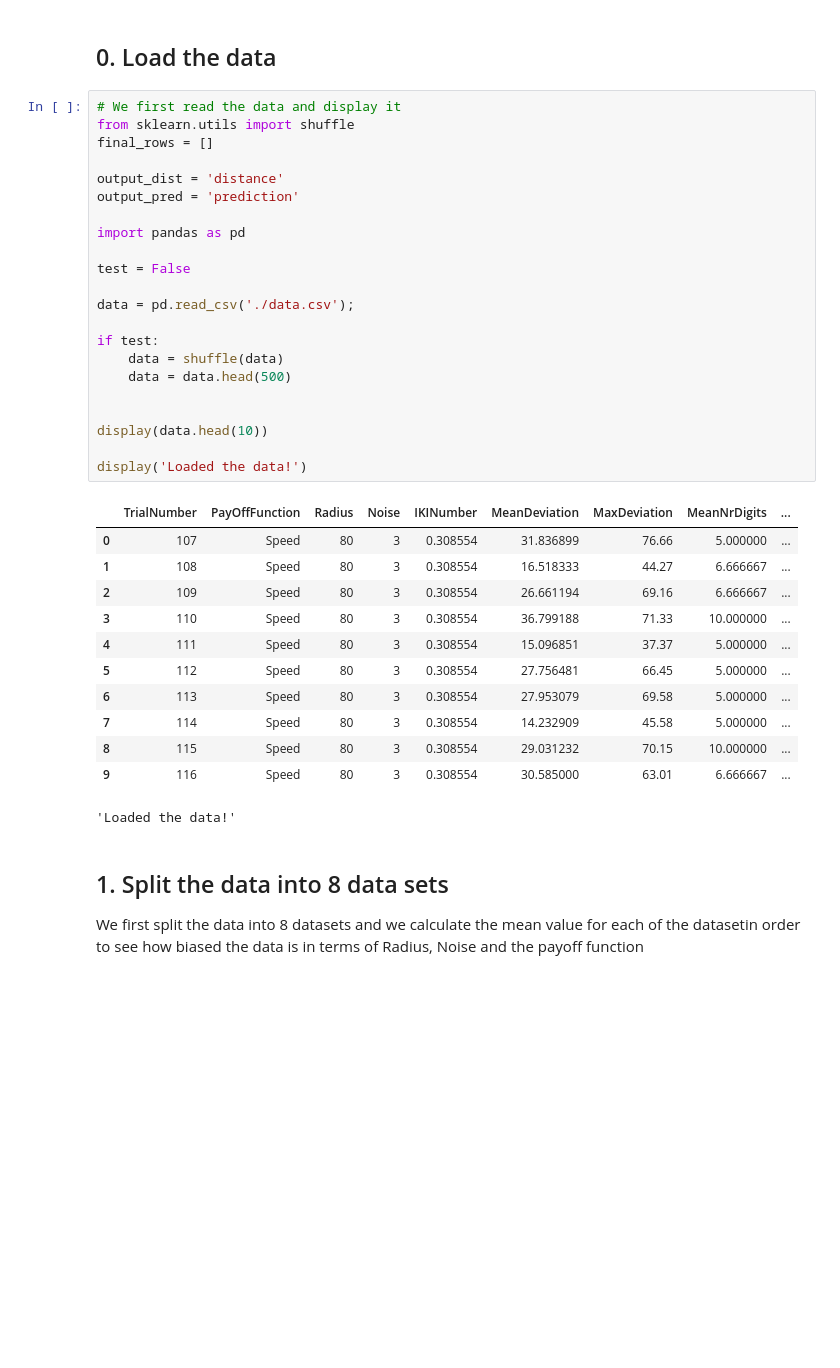
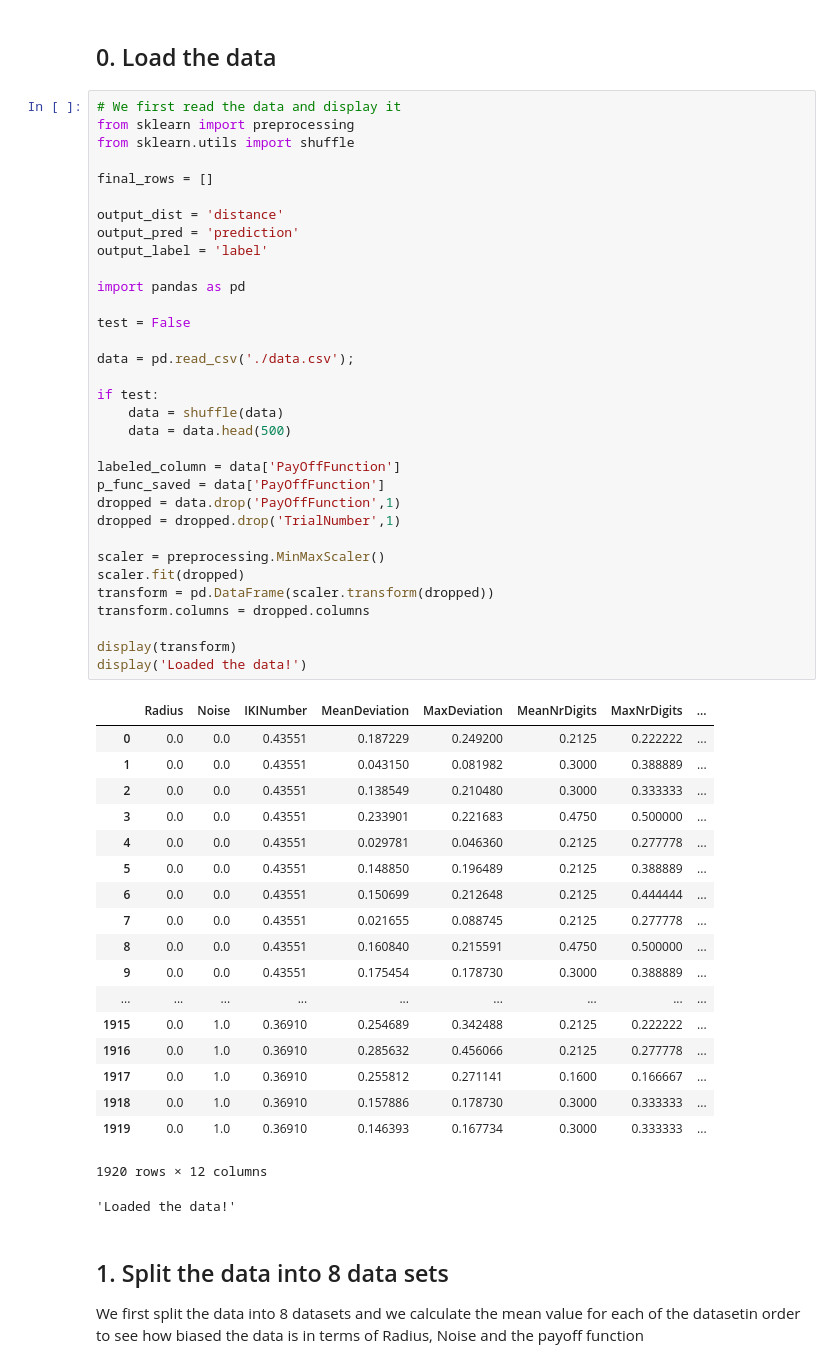
Before and after one commit to ch-hristov/mair-project7b, a Jupyter notebook: MAIR+-+Project+7B.ipynb, the cells around one changed output. Saved outputs shown, nothing was run; the diff lists cells and outputs as text; blank space fills up the shorter version.

Commit message:
Scale features

```diff
--- a/MAIR+-+Project+7B.ipynb
+++ b/MAIR+-+Project+7B.ipynb
@@ -17,39 +17,57 @@ The csv files we are merging into our dataset are provided below
 ## 0. Load the data
 # %%
 # We first read the data and display it
+from sklearn import preprocessing
 from sklearn.utils import shuffle
+
 final_rows = []
 
 output_dist = 'distance'
 output_pred = 'prediction'
+output_label = 'label'
 
 import pandas as pd
 
 test = False
 
 data = pd.read_csv('./data.csv');
 
 if test:
     data = shuffle(data)
     data = data.head(500)
 
+labeled_column = data['PayOffFunction']
+p_func_saved = data['PayOffFunction']
+dropped = data.drop('PayOffFunction',1)
+dropped = dropped.drop('TrialNumber',1)
 
-display(data.head(10))
+scaler = preprocessing.MinMaxScaler()
+scaler.fit(dropped)
+transform = pd.DataFrame(scaler.transform(dropped))
+transform.columns = dropped.columns
 
+display(transform)
 display('Loaded the data!')
 # %% [output]
-|  | TrialNumber | PayOffFunction | Radius | Noise | IKINumber | MeanDeviation | MaxDeviation | MeanNrDigits | ... |
-| 0 | 107 | Speed | 80 | 3 | 0.308554 | 31.836899 | 76.66 | 5.000000 | ... |
-| 1 | 108 | Speed | 80 | 3 | 0.308554 | 16.518333 | 44.27 | 6.666667 | ... |
-| 2 | 109 | Speed | 80 | 3 | 0.308554 | 26.661194 | 69.16 | 6.666667 | ... |
-| 3 | 110 | Speed | 80 | 3 | 0.308554 | 36.799188 | 71.33 | 10.000000 | ... |
-| 4 | 111 | Speed | 80 | 3 | 0.308554 | 15.096851 | 37.37 | 5.000000 | ... |
-| 5 | 112 | Speed | 80 | 3 | 0.308554 | 27.756481 | 66.45 | 5.000000 | ... |
-| 6 | 113 | Speed | 80 | 3 | 0.308554 | 27.953079 | 69.58 | 5.000000 | ... |
-| 7 | 114 | Speed | 80 | 3 | 0.308554 | 14.232909 | 45.58 | 5.000000 | ... |
-| 8 | 115 | Speed | 80 | 3 | 0.308554 | 29.031232 | 70.15 | 10.000000 | ... |
-| 9 | 116 | Speed | 80 | 3 | 0.308554 | 30.585000 | 63.01 | 6.666667 | ... |
+|  | Radius | Noise | IKINumber | MeanDeviation | MaxDeviation | MeanNrDigits | MaxNrDigits | ... |
+| 0 | 0.0 | 0.0 | 0.43551 | 0.187229 | 0.249200 | 0.2125 | 0.222222 | ... |
+| 1 | 0.0 | 0.0 | 0.43551 | 0.043150 | 0.081982 | 0.3000 | 0.388889 | ... |
+| 2 | 0.0 | 0.0 | 0.43551 | 0.138549 | 0.210480 | 0.3000 | 0.333333 | ... |
+| 3 | 0.0 | 0.0 | 0.43551 | 0.233901 | 0.221683 | 0.4750 | 0.500000 | ... |
+| 4 | 0.0 | 0.0 | 0.43551 | 0.029781 | 0.046360 | 0.2125 | 0.277778 | ... |
+| 5 | 0.0 | 0.0 | 0.43551 | 0.148850 | 0.196489 | 0.2125 | 0.388889 | ... |
+| 6 | 0.0 | 0.0 | 0.43551 | 0.150699 | 0.212648 | 0.2125 | 0.444444 | ... |
+| 7 | 0.0 | 0.0 | 0.43551 | 0.021655 | 0.088745 | 0.2125 | 0.277778 | ... |
+| 8 | 0.0 | 0.0 | 0.43551 | 0.160840 | 0.215591 | 0.4750 | 0.500000 | ... |
+| 9 | 0.0 | 0.0 | 0.43551 | 0.175454 | 0.178730 | 0.3000 | 0.388889 | ... |
+| ... | ... | ... | ... | ... | ... | ... | ... | ... |
+| 1915 | 0.0 | 1.0 | 0.36910 | 0.254689 | 0.342488 | 0.2125 | 0.222222 | ... |
+| 1916 | 0.0 | 1.0 | 0.36910 | 0.285632 | 0.456066 | 0.2125 | 0.277778 | ... |
+| 1917 | 0.0 | 1.0 | 0.36910 | 0.255812 | 0.271141 | 0.1600 | 0.166667 | ... |
+| 1918 | 0.0 | 1.0 | 0.36910 | 0.157886 | 0.178730 | 0.3000 | 0.333333 | ... |
+| 1919 | 0.0 | 1.0 | 0.36910 | 0.146393 | 0.167734 | 0.3000 | 0.333333 | ... |
-'Loaded the data!'
+1920 rows × 12 columns
+'Loaded the data!'
 # %% [markdown]
 ## 1. Split the data into 8 data sets
 We first split the data into 8 datasets and we calculate the mean value for each of the datasetin order to see how biased the data is in terms of Radius, Noise and the payoff function
```
Also changed, not shown: parts of 3 cells of this notebook.
